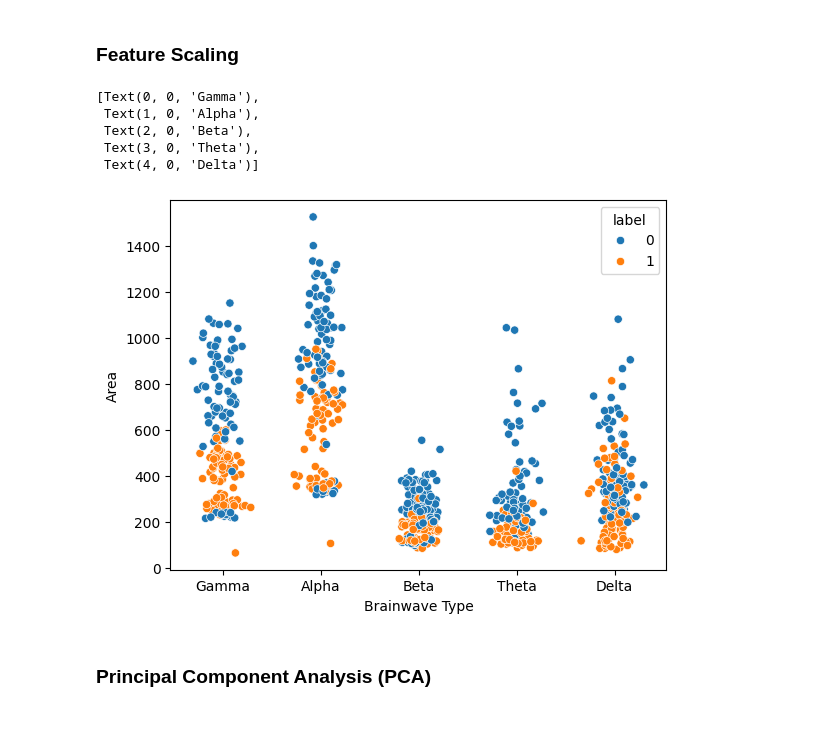
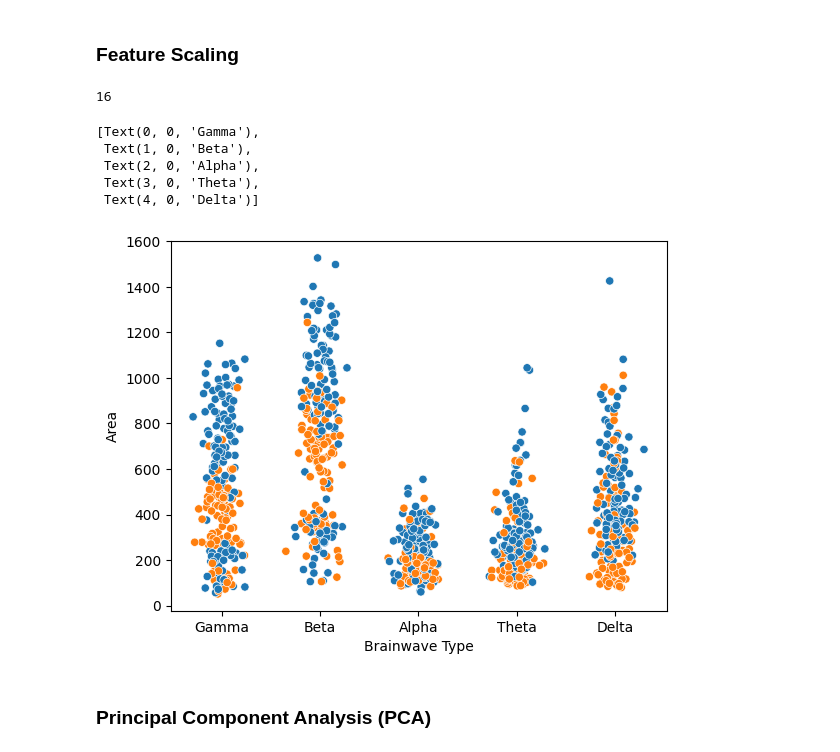
Before and after one commit to piramonpan/MANU-465-EEG-Project, a Jupyter notebook: main.ipynb, the cells around one changed output. Cells and saved outputs as stored; diff of their text form; code cells hidden in the pictures; blank space fills up the shorter version.

```diff
--- a/main.ipynb
+++ b/main.ipynb
@@ -251,24 +311,24 @@ from sklearn.preprocessing import StandardScaler
 sc = StandardScaler()
 X_train = sc.fit_transform(X_train)
 X_test = sc.transform(X_test)
-# %%
-d = sns.scatterplot(data=all_df, x=[0.1 * np.random.randn() for i in range(len(all_df))], y=10, hue='label', legend=False)
-sns.scatterplot(data=all_df, x=[0.1 * np.random.randn() + 1 for i in range(len(all_df))], y=11, hue='label', legend=False)
-sns.scatterplot(data=all_df, x=[0.1 * np.random.randn() + 2  for i in range(len(all_df))], y=12, hue='label', legend=False)
-sns.scatterplot(data=all_df, x=[0.1 * np.random.randn() + 3  for i in range(len(all_df))], y=13, hue='label', legend=False)
-sns.scatterplot(data=all_df, x=[0.1 * np.random.randn() + 4  for i in range(len(all_df))], y=14, hue='label')
-
-d.set_ylabel('Area')
-d.set_xlabel('Brainwave Type')
-d.set_xticks([0,1,2,3,4])
-d.set_xticklabels(['Gamma', 'Alpha', 'Beta', 'Theta', 'Delta'])
-# %% [output]
-[Text(0, 0, 'Gamma'),
- Text(1, 0, 'Alpha'),
- Text(2, 0, 'Beta'),
- Text(3, 0, 'Theta'),
- Text(4, 0, 'Delta')]
-[figure, removed]
+# %%
+print(len(all_df.columns))
+
+for index, col in enumerate(range(len(all_df.columns)-6, len(all_df.columns)-1)):
+    d = sns.scatterplot(data=all_df, x=[0.1 * np.random.randn() + index for i in range(len(all_df))], y=col, hue='label', legend=False)
+
+d.set_ylabel('Area')
+d.set_xlabel('Brainwave Type')
+d.set_xticks([0,1,2,3,4])
+d.set_xticklabels(['Gamma', 'Beta', 'Alpha', 'Theta', 'Delta'])
+# %% [output]
+16
+[Text(0, 0, 'Gamma'),
+ Text(1, 0, 'Beta'),
+ Text(2, 0, 'Alpha'),
+ Text(3, 0, 'Theta'),
+ Text(4, 0, 'Delta')]
+[figure, added]
 # %% [markdown]
 ### Principal Component Analysis (PCA)
 # %%
```
Also changed, not shown: parts of 15 cells of this notebook, 11 other files.
